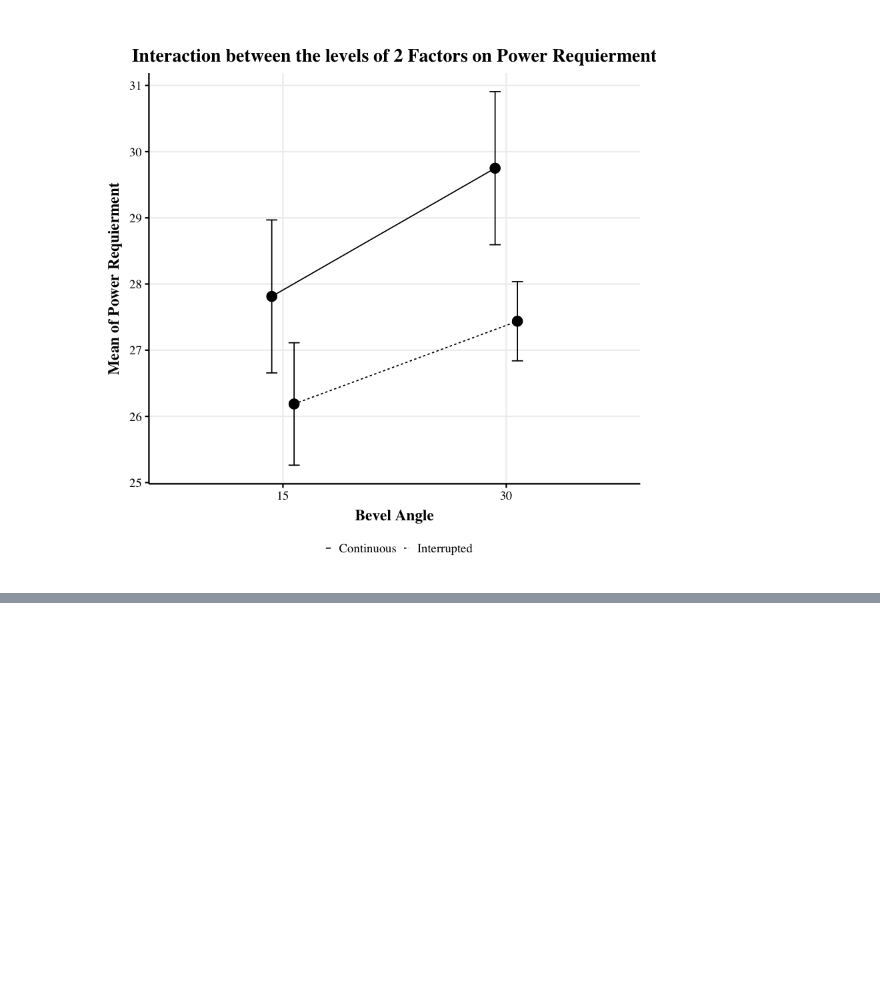
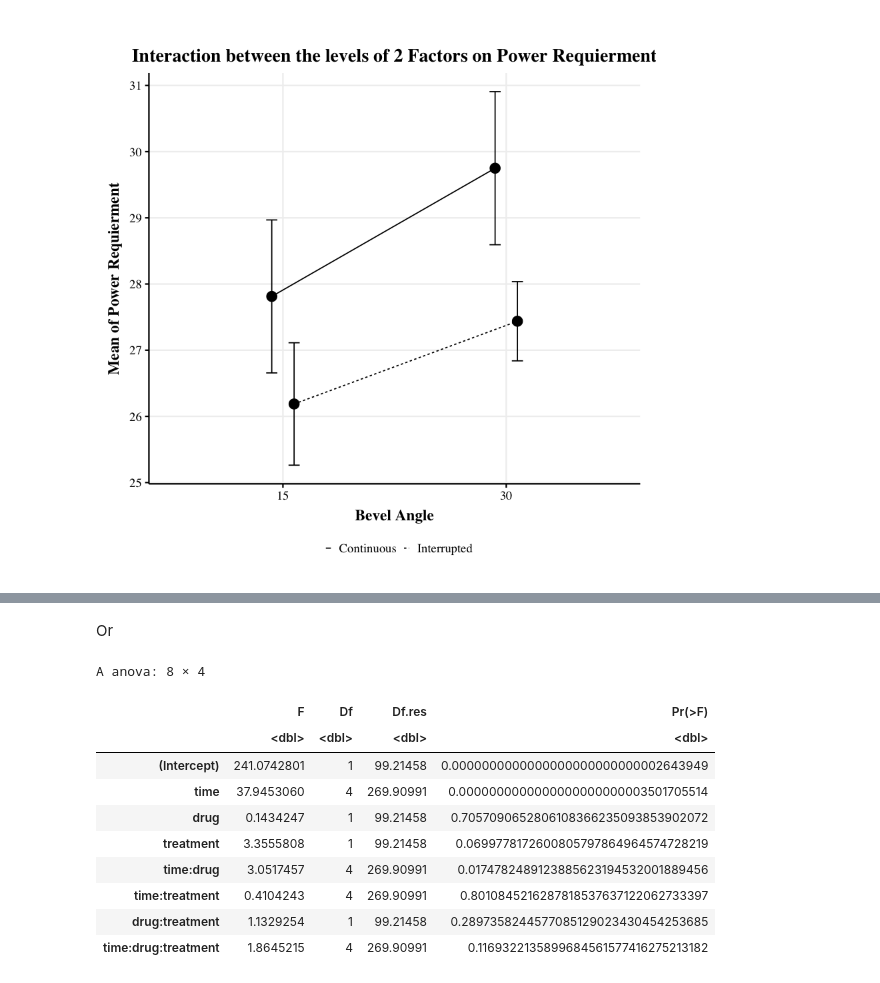
Before and after one commit to billytaipei101/6-R-statistics-for-Psy, a Jupyter notebook: R stats for psy.ipynb, the cells around one changed output, grey strips where cells are left out. Saved outputs shown, nothing was run; the diff lists cells and outputs as text; code cells hidden in the pictures; blank space fills up the shorter version.

```diff
--- a/R stats for psy.ipynb
+++ b/R stats for psy.ipynb
@@ -977,0 +1495,21 @@ factor2_inter(dataset,varname1,varname2,varname3,varlabel1,varlabel2,varlabel3)
+# %% [markdown]
+Or
+# %%
+contrasts(db_beck$time) = contr.sum(5)
+contrasts(db_beck$drug) = contr.sum(2)
+contrasts(db_beck$treatment) = contr.sum(2)
+
+BlueModel2 <- lmer(beck ~ time*drug*treatment + (1|subject),data = db_beck)
+Anova(BlueModel2, test = "F", type = "III")
+# %% [output]
+A anova: 8 × 4
+|  | F | Df | Df.res | Pr(>F) |
+|  | <dbl> | <dbl> | <dbl> | <dbl> |
+| (Intercept) | 241.0742801 | 1 | 99.21458 | 0.0000000000000000000000000002643949 |
+| time | 37.9453060 | 4 | 269.90991 | 0.0000000000000000000000003501705514 |
+| drug | 0.1434247 | 1 | 99.21458 | 0.7057090652806108366235093853902072 |
+| treatment | 3.3555808 | 1 | 99.21458 | 0.0699778172600805797864964574728219 |
+| time:drug | 3.0517457 | 4 | 269.90991 | 0.0174782489123885623194532001889456 |
+| time:treatment | 0.4104243 | 4 | 269.90991 | 0.8010845216287818537637122062733397 |
+| drug:treatment | 1.1329254 | 1 | 99.21458 | 0.2897358244577085129023430454253685 |
+| time:drug:treatment | 1.8645215 | 4 | 269.90991 | 0.1169322135899684561577416275213182 |
```
Also changed, not shown: parts of 76 cells of this notebook, 3 other files.
